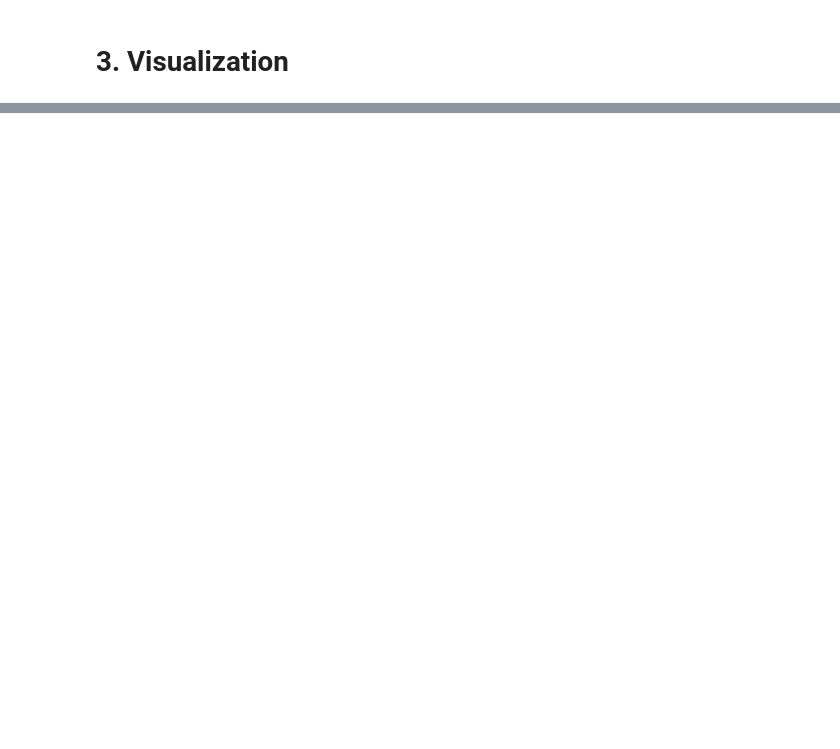
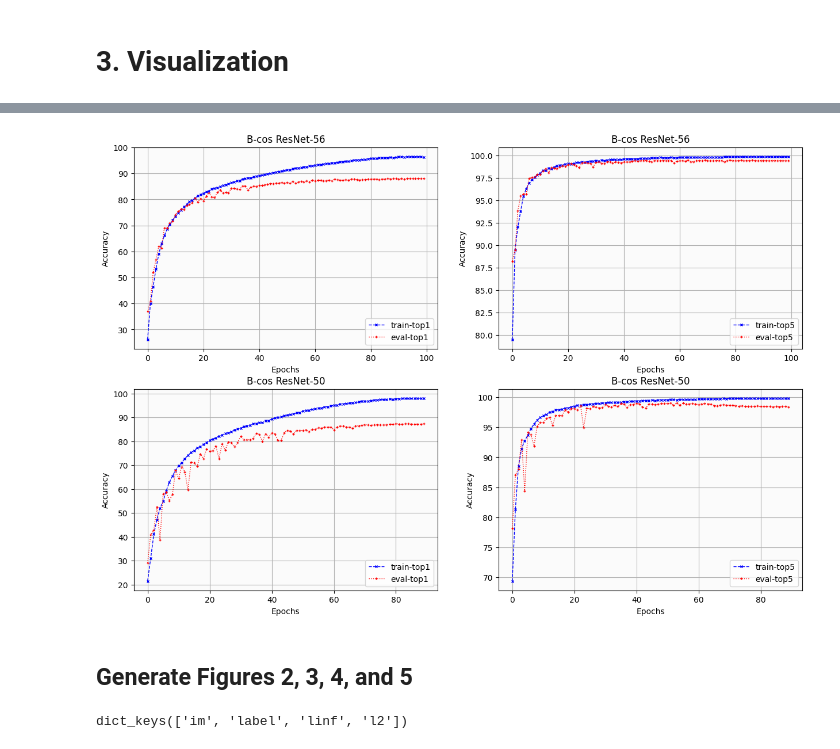
Before and after one commit to mhmoodlan/b-cos-robustness, a Jupyter notebook: b_cos_robustness.ipynb, the cells around one changed output, grey strips where cells are left out. Cells and saved outputs as stored; diff of their text form; code cells hidden in the pictures; blank space fills up the shorter version.

```diff
--- a/b_cos_robustness.ipynb
+++ b/b_cos_robustness.ipynb
@@ -253,0 +372,64 @@ def normalize_tensors(newtensor, vmin=None, vmax=None):
+# %%
+resnet56_eval_acc1 = get_nums('/content/metrics/resnet56/metrics/eval_acc1')
+resnet56_eval_acc5 = get_nums('/content/metrics/resnet56/metrics/eval_acc5')
+resnet56_train_acc1 = get_nums('/content/metrics/resnet56/metrics/train_acc1')
+resnet56_train_acc5 = get_nums('/content/metrics/resnet56/metrics/train_acc5')
+# %%
+resnet50_eval_acc1 = get_nums('/content/metrics/resnet50/eval_acc1')
+resnet50_eval_acc5 = get_nums('/content/metrics/resnet50/eval_acc5')
+resnet50_train_acc1 = get_nums('/content/metrics/resnet50/train_acc1')
+resnet50_train_acc5 = get_nums('/content/metrics/resnet50/train_acc5')
+# %%
+fig, (ax1, ax2) = plt.subplots(2, 2, figsize=(15, 10))
+
+ax1[0].plot(resnet56_train_acc1, color='blue', marker='x', linestyle='--',
+     linewidth=1, markersize=3)
+ax1[0].plot(resnet56_eval_acc1, color='red', marker='+', linestyle=':',
+     linewidth=1, markersize=3)
+ax1[0].set_ylabel('Accuracy')
+ax1[0].set_xlabel('Epochs')
+ax1[0].legend(['train-top1', 'eval-top1'], loc='lower right')
+ax1[0].grid('on')
+ax1[0].set_facecolor((0.985, 0.985, 0.985))
+
+ax1[1].plot(resnet56_train_acc5, color='blue', marker='x', linestyle='--',
+     linewidth=1, markersize=3)
+ax1[1].plot(resnet56_eval_acc5, color='red', marker='+', linestyle=':',
+     linewidth=1, markersize=3)
+ax1[1].set_xlabel('Epochs')
+ax1[1].set_ylabel('Accuracy')
+ax1[1].legend(['train-top5', 'eval-top5'], loc='lower right')
+ax1[1].grid('on')
+ax1[1].set_facecolor((0.985, 0.985, 0.985))
+
+
+
+ax2[0].plot(resnet50_train_acc1, color='blue', marker='x', linestyle='--',
+     linewidth=1, markersize=3)
+ax2[0].plot(resnet50_eval_acc1, color='red', marker='+', linestyle=':',
+     linewidth=1, markersize=3)
+ax2[0].set_ylabel('Accuracy')
+ax2[0].set_xlabel('Epochs')
+ax2[0].legend(['train-top1', 'eval-top1'], loc='lower right')
+ax2[0].grid('on')
+ax2[0].set_facecolor((0.985, 0.985, 0.985))
+
+ax2[1].plot(resnet50_train_acc5, color='blue', marker='x', linestyle='--',
+     linewidth=1, markersize=3)
+ax2[1].plot(resnet50_eval_acc5, color='red', marker='+', linestyle=':',
+     linewidth=1, markersize=3)
+ax2[1].set_xlabel('Epochs')
+ax2[1].set_ylabel('Accuracy')
+ax2[1].legend(['train-top5', 'eval-top5'], loc='lower right')
+ax2[1].grid('on')
+ax2[1].set_facecolor((0.985, 0.985, 0.985))
+
+ax1[0].set_title('B-cos ResNet-56')
+ax1[1].set_title('B-cos ResNet-56')
+ax2[0].set_title('B-cos ResNet-50')
+ax2[1].set_title('B-cos ResNet-50')
+plt.show()
+# %% [output]
+[figure, added]
+# %% [markdown]
+## Generate Figures 2, 3, 4, and 5
@@ -254 +439,7 @@ def normalize_tensors(newtensor, vmin=None, vmax=None):
+# %%
+with open(f'{model_to_visualize}_viz_data1.pkl', 'rb') as f:
+    viz_data1 = pickle.load(f)
+viz_data1.keys()
+# %% [output]
+dict_keys(['im', 'label', 'linf', 'l2'])
 # %%
```
Also changed, not shown: parts of 48 cells of this notebook.
